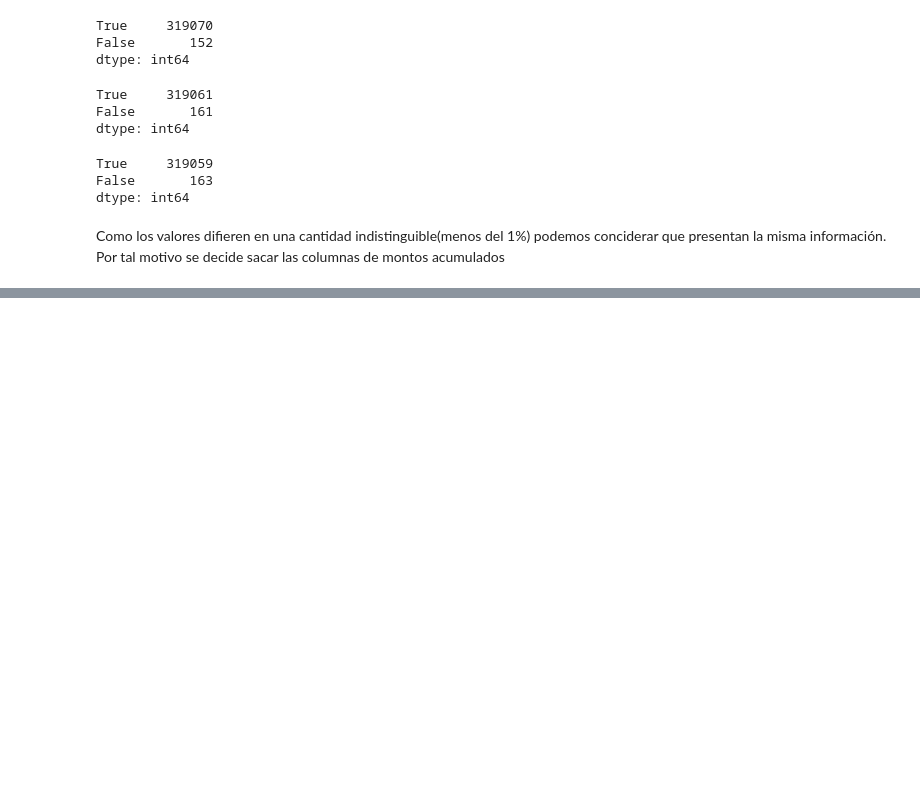
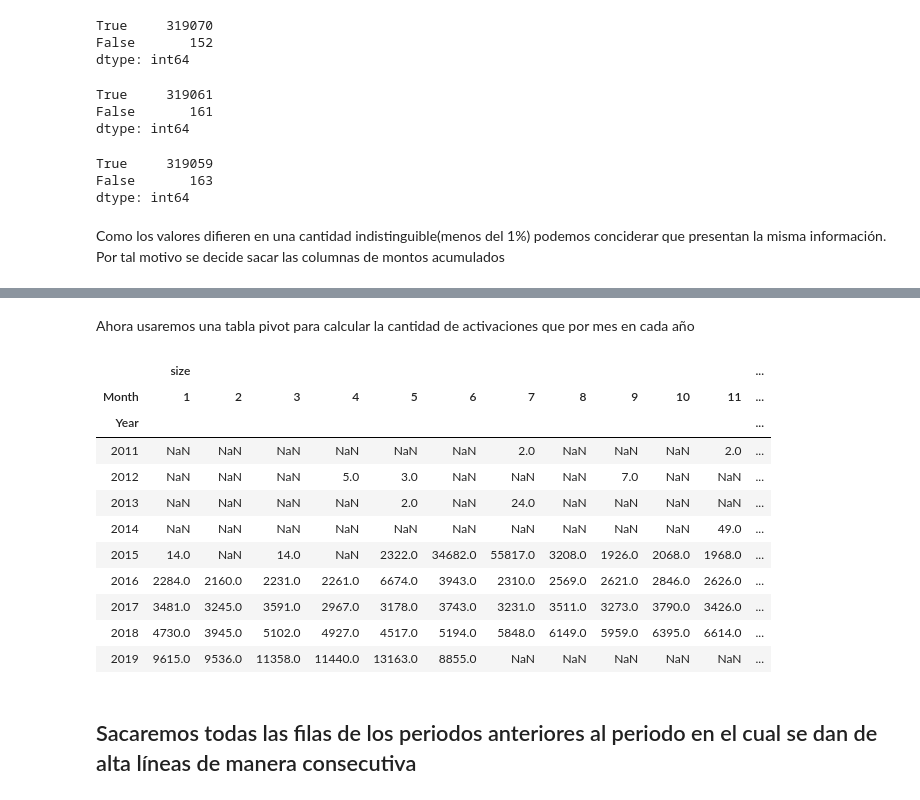
Before and after one commit to maurigarcia88/DiploDataScienceG7, a Jupyter notebook: Nicolas/Caso1.ipynb, the cells around one changed output, grey strips where cells are left out. Cells and saved outputs as stored; diff of their text form; code cells hidden in the pictures; blank space fills up the shorter version.

```diff
--- a/Nicolas/Caso1.ipynb
+++ b/Nicolas/Caso1.ipynb
@@ -374,0 +555,13 @@ fulldata.drop(columns=[x for x in fulldata.columns if 'PREP_RECH_AMT_X' in x],in
+# %%
+### Función que nos modifica los outliers por el número o variable que le ingresemos en y
+
+def Sacar_outliers(x,y):
+    x=np.where(x>y, x==y, x)
+# %%
+fulldata[['PREP_RECH_Q_MON_12W']]= Sacar_outliers(fulldata[['PREP_RECH_Q_MON_12W']],12)
+fulldata[['PREP_RECH_Q_TUE_12W']]= Sacar_outliers(fulldata[['PREP_RECH_Q_TUE_12W']],12)
+fulldata[['PREP_RECH_Q_WEN_12W']]= Sacar_outliers(fulldata[['PREP_RECH_Q_WEN_12W']],12)
+fulldata[['PREP_RECH_Q_THUR_12W']]= Sacar_outliers(fulldata[['PREP_RECH_Q_THUR_12W']],12)
+fulldata[['PREP_RECH_Q_FRI_12W']]= Sacar_outliers(fulldata[['PREP_RECH_Q_FRI_12W']],12)
+fulldata[['PREP_RECH_Q_SAT_12W']]= Sacar_outliers(fulldata[['PREP_RECH_Q_SAT_12W']],12)
+fulldata[['PREP_RECH_Q_SUN_12W']]= Sacar_outliers(fulldata[['PREP_RECH_Q_SUN_12W']],12)
@@ -374,0 +639,13 @@ fulldata.drop(columns=[x for x in fulldata.columns if 'PREP_RECH_AMT_X' in x],in
+# %%
+fulldata[['PREP_RECH_AMT_W1']]= Sacar_outliers(fulldata[['PREP_RECH_AMT_W1']],20)
+fulldata[['PREP_RECH_AMT_W2']]= Sacar_outliers(fulldata[['PREP_RECH_AMT_W2']],20)
+fulldata[['PREP_RECH_AMT_W3']]= Sacar_outliers(fulldata[['PREP_RECH_AMT_W3']],20)
+fulldata[['PREP_RECH_AMT_W4']]= Sacar_outliers(fulldata[['PREP_RECH_AMT_W4']],20)
+fulldata[['PREP_RECH_AMT_W5']]= Sacar_outliers(fulldata[['PREP_RECH_AMT_W5']],20)
+fulldata[['PREP_RECH_AMT_W6']]= Sacar_outliers(fulldata[['PREP_RECH_AMT_W6']],20)
+fulldata[['PREP_RECH_AMT_W7']]= Sacar_outliers(fulldata[['PREP_RECH_AMT_W7']],20)
+fulldata[['PREP_RECH_AMT_W8']]= Sacar_outliers(fulldata[['PREP_RECH_AMT_W8']],20)
+fulldata[['PREP_RECH_AMT_W9']]= Sacar_outliers(fulldata[['PREP_RECH_AMT_W9']],20)
+fulldata[['PREP_RECH_AMT_W10']]= Sacar_outliers(fulldata[['PREP_RECH_AMT_W10']],20)
+fulldata[['PREP_RECH_AMT_W11']]= Sacar_outliers(fulldata[['PREP_RECH_AMT_W11']],20)
+fulldata[['PREP_RECH_AMT_W12']]= Sacar_outliers(fulldata[['PREP_RECH_AMT_W12']],20)
@@ -374,0 +680,8 @@ fulldata.drop(columns=[x for x in fulldata.columns if 'PREP_RECH_AMT_X' in x],in
+# %%
+## Se hará que python interprete a la columna de activación comercial como fecha
+fulldata['Date'] = pd.to_datetime(fulldata['COMMERCIAL_ACTIVATION_DATE'], format='%d-%b-%y')
+fulldata['Dayofweek'] = fulldata['Date'].dt.dayofweek
+fulldata['Month'] = fulldata['Date'].dt.month
+fulldata['Year'] = fulldata['Date'].dt.year
+fulldata['Period'] = fulldata['Date'].dt.to_period('M')
+fulldata.sort_values('Date', inplace=True)
@@ -374,0 +704,23 @@ fulldata.drop(columns=[x for x in fulldata.columns if 'PREP_RECH_AMT_X' in x],in
+# %% [markdown]
+Ahora usaremos una tabla pivot para calcular la cantidad de activaciones que por mes en cada año
+# %%
+pd.pivot_table(data=fulldata,
+               index=['Year'],
+               columns=['Month'],
+               aggfunc=['size']
+              )
+# %% [output]
+|  | size |  |  |  |  |  |  |  |  |  |  | ... |
+| Month | 1 | 2 | 3 | 4 | 5 | 6 | 7 | 8 | 9 | 10 | 11 | ... |
+| Year |  |  |  |  |  |  |  |  |  |  |  | ... |
+| 2011 | NaN | NaN | NaN | NaN | NaN | NaN | 2.0 | NaN | NaN | NaN | 2.0 | ... |
+| 2012 | NaN | NaN | NaN | 5.0 | 3.0 | NaN | NaN | NaN | 7.0 | NaN | NaN | ... |
+| 2013 | NaN | NaN | NaN | NaN | 2.0 | NaN | 24.0 | NaN | NaN | NaN | NaN | ... |
+| 2014 | NaN | NaN | NaN | NaN | NaN | NaN | NaN | NaN | NaN | NaN | 49.0 | ... |
+| 2015 | 14.0 | NaN | 14.0 | NaN | 2322.0 | 34682.0 | 55817.0 | 3208.0 | 1926.0 | 2068.0 | 1968.0 | ... |
+| 2016 | 2284.0 | 2160.0 | 2231.0 | 2261.0 | 6674.0 | 3943.0 | 2310.0 | 2569.0 | 2621.0 | 2846.0 | 2626.0 | ... |
+| 2017 | 3481.0 | 3245.0 | 3591.0 | 2967.0 | 3178.0 | 3743.0 | 3231.0 | 3511.0 | 3273.0 | 3790.0 | 3426.0 | ... |
+| 2018 | 4730.0 | 3945.0 | 5102.0 | 4927.0 | 4517.0 | 5194.0 | 5848.0 | 6149.0 | 5959.0 | 6395.0 | 6614.0 | ... |
+| 2019 | 9615.0 | 9536.0 | 11358.0 | 11440.0 | 13163.0 | 8855.0 | NaN | NaN | NaN | NaN | NaN | ... |
+# %% [markdown]
+## Sacaremos todas las filas de los periodos anteriores al periodo en el cual se dan de alta líneas de manera consecutiva
```
Also changed, not shown: parts of 57 cells of this notebook.
